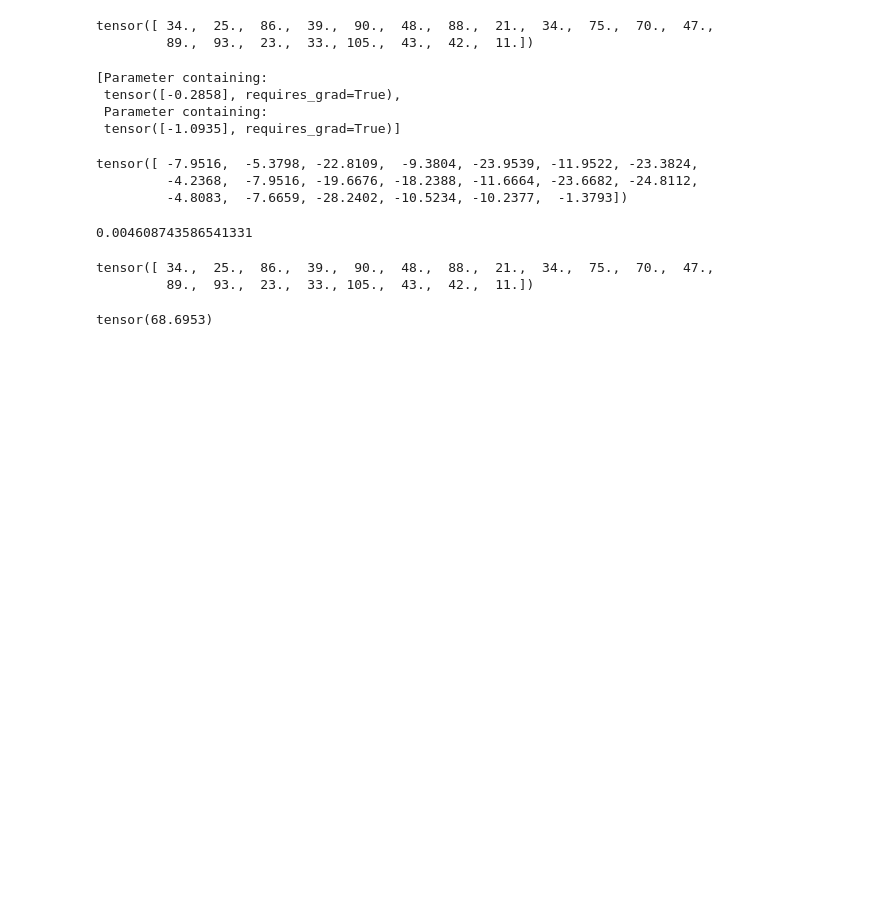
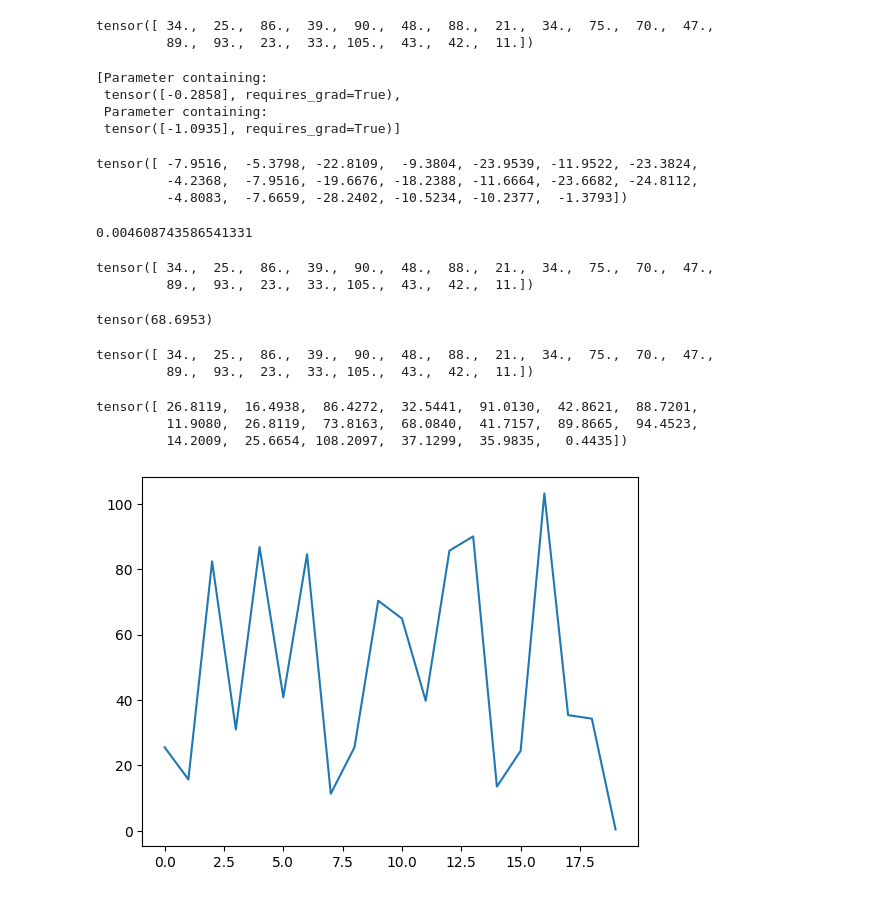
Before and after one commit to theAkhileshRai/DeepLearning, a Jupyter notebook: Pytorch_Tutorials.ipynb, the cells around one changed output. Cells and saved outputs as stored; diff of their text form; code cells hidden in the pictures; blank space fills up the shorter version.

```diff
--- a/Pytorch_Tutorials.ipynb
+++ b/Pytorch_Tutorials.ipynb
@@ -191,8 +191,40 @@ tensor([ 34.,  25.,  86.,  39.,  90.,  48.,  88.,  21.,  34.,  75.,  70.,  47.,
 # how does model perform use loss function
 
 loss_fn = nn.L1Loss()
-optimizer = optim.SGD(params=model_0.parameters(),lr=0.01)
+optimizer = optim.SGD(params=model_0.parameters(),lr=0.001)
 loss = loss_fn(y_preds,y_test)
 loss
 # %% [output]
 tensor(68.6953)
+# %%
+epochs = 10
+
+for epoch in range(epochs):
+    ## training
+    model_0.train()
+    y_pred = model_0(X_train)
+    loss = loss_fn(y_pred,y_train)
+    optimizer.zero_grad()
+    loss.backward()
+    optimizer.step()
+    ## testing
+    model_0.eval()
+    with torch.inference_mode():
+        test_pred = model_0(X_test)
+        test_loss = loss_fn(test_pred,y_test)
+# %%
+y_test
+# %% [output]
+tensor([ 34.,  25.,  86.,  39.,  90.,  48.,  88.,  21.,  34.,  75.,  70.,  47.,
+         89.,  93.,  23.,  33., 105.,  43.,  42.,  11.])
+# %%
+test_pred
+# %% [output]
+tensor([ 26.8119,  16.4938,  86.4272,  32.5441,  91.0130,  42.8621,  88.7201,
+         11.9080,  26.8119,  73.8163,  68.0840,  41.7157,  89.8665,  94.4523,
+         14.2009,  25.6654, 108.2097,  37.1299,  35.9835,   0.4435])
+# %%
+plt.plot(test_pred.numpy())
+plt.show()
+# %% [output]
+[figure, added]
```
Also changed, not shown: parts of 2 cells of this notebook.
